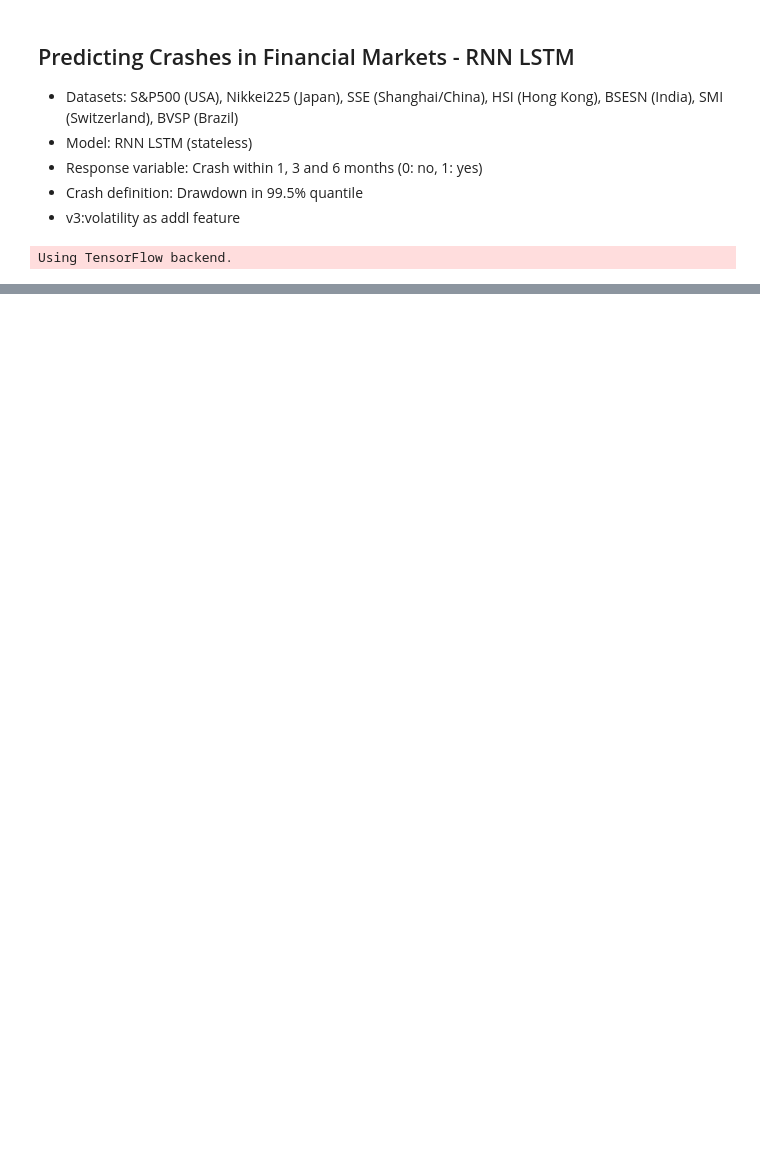
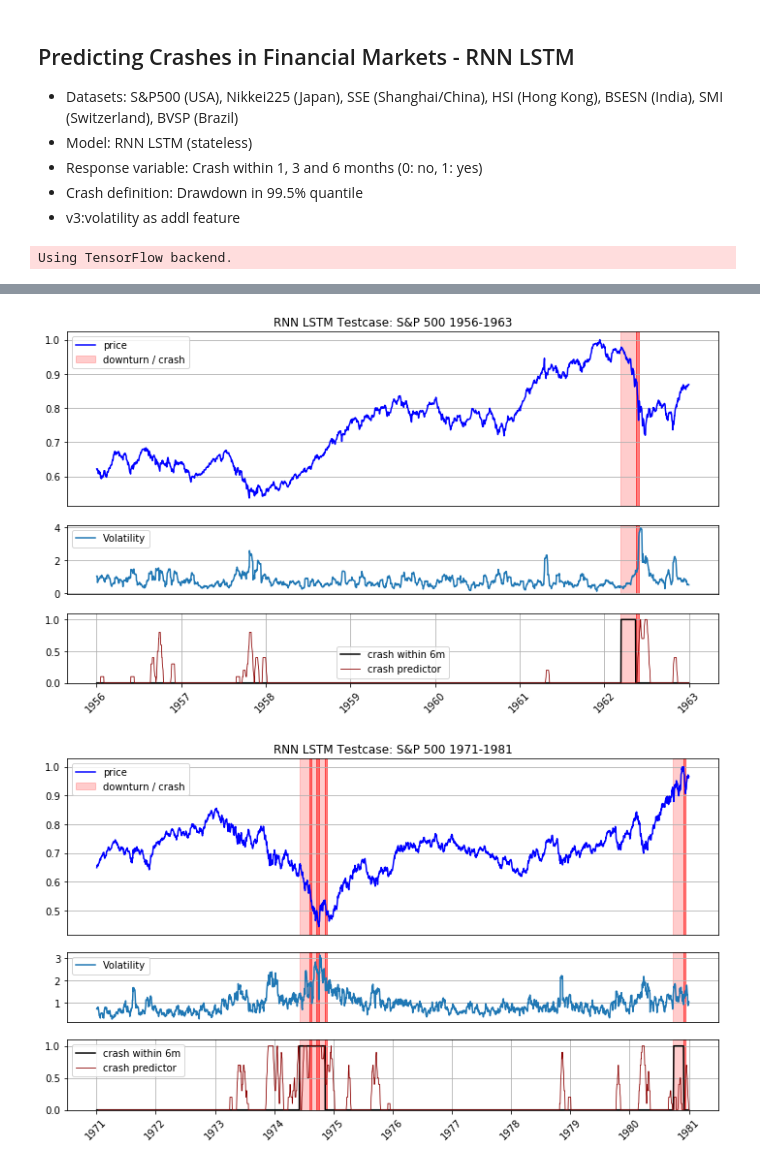
Before and after one commit to roman807/Predicting-Stock-Market-Crashes, a Jupyter notebook: models/RNN_LSTM_stateless.ipynb, the cells around one changed output, grey strips where cells are left out. Drawn from its saved outputs; the diff is of its cells as text; code cells hidden in the pictures; blank space fills up the shorter version.

Commit message:
updated RNN LSTM

```diff
--- a/models/RNN_LSTM_stateless.ipynb
+++ b/models/RNN_LSTM_stateless.ipynb
@@ -947,0 +199,16 @@ for t1, t2 in zip(t_start, t_end):
+# %%
+# -------------------- Train model on all training data for testing -------------------- #
+test_data = 'S&P 500'
+np_x1_train, np_x2_train, np_y_train, np_x1_test, np_x2_test, np_y_test = \
+    data.get_train_test(dfs_x1, dfs_x2, dfs_y, dataset_names, test_data=test_data)
+np_x_train = np.concatenate([np_x1_train, np_x2_train], axis=2)
+np_x_test = np.concatenate([np_x1_test, np_x2_test], axis=2)
+epochs = 10
+os.chdir('/home/roman/Documents/Projects/Bubbles/models/model_weights/')
+model = rnn_lstm(neurons=neurons, inp_tsteps=inp_tsteps, inp_dim=inp_dim, dropout=dropout)
+model.compile(loss=loss, optimizer=optimizer, metrics=['accuracy'])
+print('Train model for testing ' + str(model_name) + ' - test data: ' + str(test_data))
+for e in range(epochs):
+    model.fit(np_x_train, np_y_train, epochs=1, batch_size=batch_size, verbose=1, shuffle=True)
+    if (e + 1) % 2 == 0:
+        model.save_weights('stateless_s10_2d_bce_{0}_{1}.hdf5'.format(test_data, e + 1))
@@ -947,0 +233,14 @@ for t1, t2 in zip(t_start, t_end):
+# %%
+# -------------------- Test model -------------------- #
+test_data = 'S&P 500'
+epoch = 10
+threshold=0.08
+month_prediction = 3   # <-- predict crash in 1, 3 or 6 months
+index_month = [i for i, m in enumerate(months) if m == month_prediction][0]
+_, _, _, np_x1_test, np_x2_test, np_y_test = \
+    data.get_train_test(dfs_x1, dfs_x2, dfs_y, dataset_names, test_data=test_data)
+np_x_test = np.concatenate([np_x1_test, np_x2_test], axis=2)
+model.load_weights('stateless_s10_2d_bce_{0}_{1}.hdf5'.format(test_data, epoch))
+y_pred_test = model.predict(np_x_test, batch_size=batch_size)[:, index_month]
+y_test = np_y_test[:, index_month]
+y_pred_test_bin = eval_.test_results(y_test, y_pred_test, threshold, beta=beta)
@@ -947,0 +255,13 @@ for t1, t2 in zip(t_start, t_end):
+# %%
+# -------------------- Plot test results -------------------- #
+df = datasets_revised[index_test].reindex(dfs_x1[index_test].index)
+df['y'] = y_test
+df['y_pred'] = y_pred_test_bin
+c = crashes[index_test]
+t_start = ['1956-01-01', '1971-01-01', '1976-01-01', '1983-01-01', '1995-01-01', '2004-01-01', '2010-01-01']
+t_end = ['1963-01-01', '1981-01-01', '1983-01-01', '1988-01-01', '2003-01-01', '2010-01-01', '2016-01-01']
+rcParams['figure.figsize'] = 10, 6
+eval_.plot_test_results(df, c, t_start, t_end)
+# %% [output]
+[figure, added]
+[figure, added]
```
Also changed, not shown: parts of 19 cells of this notebook.
